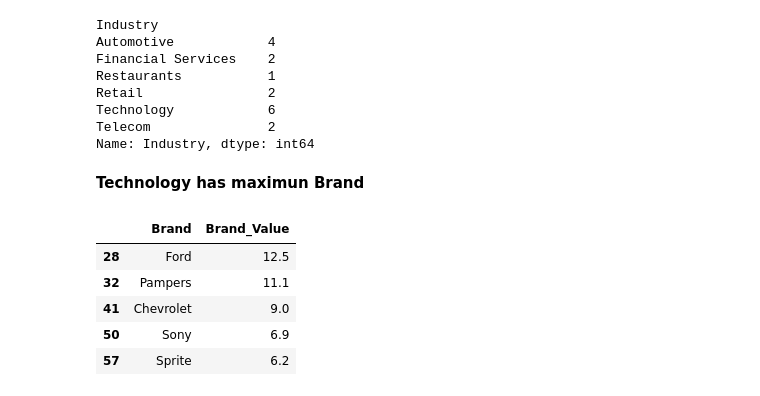
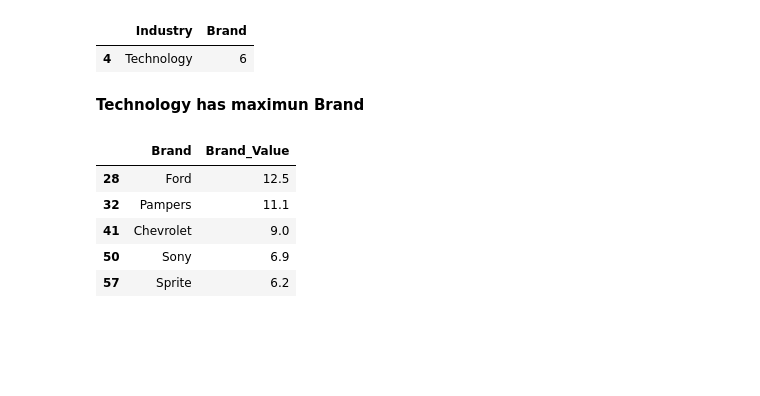
Before and after one commit to Sbboss/Assignment-DataAnalysis, a Jupyter notebook: Assignment_1_Shiva_Baghel.ipynb, the cells around one changed output. Cells and saved outputs as stored; diff of their text form; code cells hidden in the pictures; blank space fills up the shorter version.

```diff
--- a/Assignment_1_Shiva_Baghel.ipynb
+++ b/Assignment_1_Shiva_Baghel.ipynb
@@ -27,16 +27,11 @@ df
 | 59 | 100 | Estee Lauder | 6.1 | 4 | 4.5 | 2.800 | Consumer Packaged Goods |
 # %%
 #Problem 1 - Which industry has the maximum brands whose Brand_Revenue > 80 Million (Brand revenue is in millions)
-df[df['Brand_Revenue'] > 80].groupby(['Industry'])["Industry"].count()
+a = df[df['Brand_Revenue'] > 80].groupby(['Industry'], as_index=False)["Brand"].count()
+a[a['Brand'] == a['Brand'].max()]
 # %% [output]
-Industry
-Automotive            4
-Financial Services    2
-Restaurants           1
-Retail                2
-Technology            6
-Telecom               2
-Name: Industry, dtype: int64
+|  | Industry | Brand |
+| 4 | Technology | 6 |
 # %% [markdown]
 **Technology has maximun Brand**
 # %%
```
